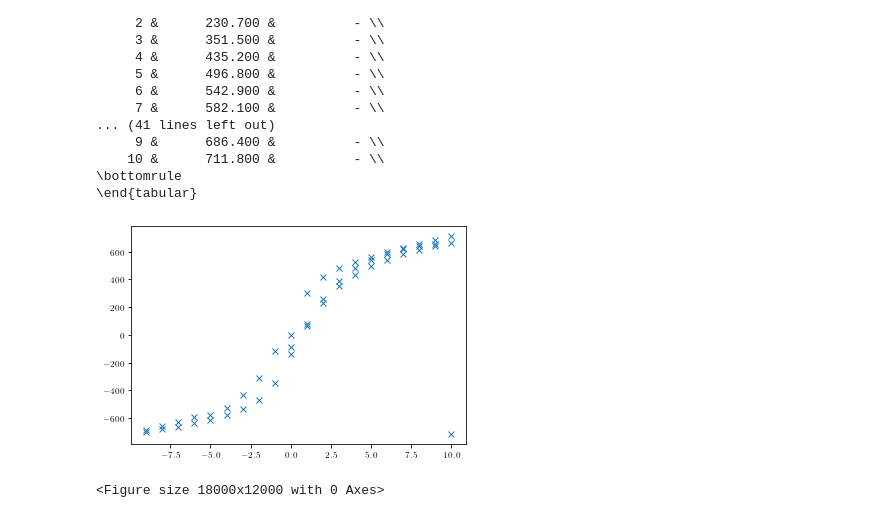
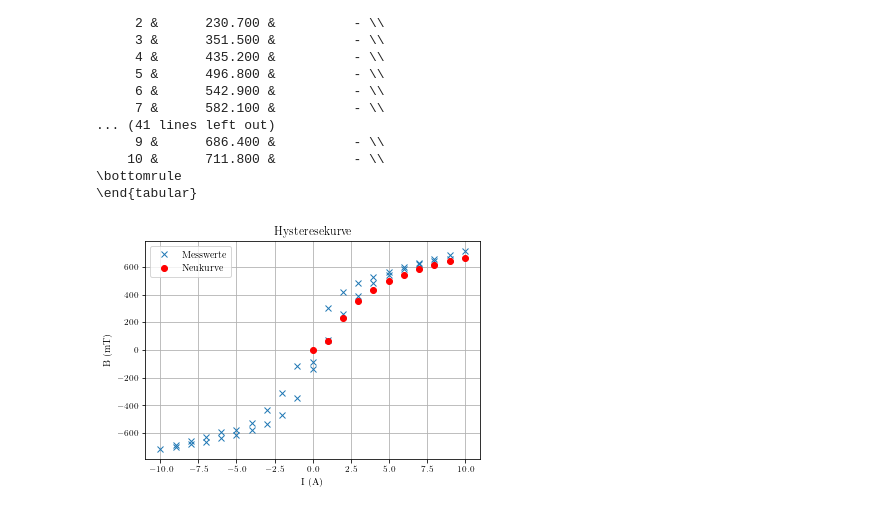
Before and after one commit to waerther/grundpraktikum1, a Jupyter notebook: v308/messdaten.ipynb, the cells around one changed output. Saved outputs shown, nothing was run; the diff lists cells and outputs as text; code cells hidden in the pictures.

```diff
--- a/v308/messdaten.ipynb
+++ b/v308/messdaten.ipynb
@@ -60,7 +80,14 @@ import matplotlib.pyplot as plt
 x = [-0.030, -0.025, -0.020, -0.015, -0.010, -0.005,  0.000,  0.005,  0.010,  0.015,  0.020,  0.025,  0.030,  0.110,  0.120,  0.130,  0.140]
 y = [1.300, 1.225, 1.160, 1.112, 1.074, 1.054, 1.044, 1.049, 1.073, 1.106, 1.156, 1.210, 1.300, 1.546, 1.295, 1.060, 0.852]
 
-plt.plot(x,y, "x")
-#plt.legend()
+fig = plt.figure()
+ax = fig.add_subplot(1,1,1)
+ax.set_title('Helmholtzspulenpaar mit d = 16cm')
+ax.set_xlabel('Abstand zum Mittelpunkt')
+ax.set_ylabel('B (mT)')
+ax.grid()
+ax.plot(x,y, 'x', label='Messwerte')
+ax.legend()
+plt.savefig('HelmholtzspuleHighRes3.png', dpi=700)
 plt.show()
 # %% [output]
@@ -93,13 +120,23 @@ print(daten.to_latex(index = False, column_format= "c c", na_rep = "-", float_fo
 # %%
 import matplotlib.pyplot as plt
 
-x = [ 0, 1,  2,  3,  4,  5,  6,  7,  8,  9, 10,  9,  8,  7,  6,  5,  4,  3,  2,  1,  0, -1, -2, -3, -4, -5, -6, -7, -8, -9, 10, -9, -8, -7, -6, -5, -4, -3, -2, -1,  0,  1,  2,  3,  4,  5,  6,  7,  8,  9, 10]
-y = [ 0.000, 64.900,  230.700,  351.500,  435.200,  496.800,  542.900,  582.100,  613.800,  641.500,  666.600,  653.300,  638.700,  617.800,  596.000,  565.700,  529.600,  484.400,  420.700,  300.000,  -86.000, -118.000, -307.800, -434.800, -525.400, -579.900, -588.300, -625.000, -657.200, -684.900, -714.100, -696.900, -679.200, -661.400, -637.900, -610.000, -576.000, -535.200, -471.400, -345.300, -134.300,   75.500,  258.700,  388.600,  480.800,  543.100,  586.900,  626.700,  659.000,  686.400,  711.800]
+#x = [ 0, 1,  2,  3,  4,  5,  6,  7,  8,  9, 10,  9,  8,  7,  6,  5,  4,  3,  2,  1,  0, -1, -2, -3, -4, -5, -6, -7, -8, -9, 10, -9, -8, -7, -6, -5, -4, -3, -2, -1,  0,  1,  2,  3,  4,  5,  6,  7,  8,  9, 10]
+#y = [ 0.000, 64.900,  230.700,  351.500,  435.200,  496.800,  542.900,  582.100,  613.800,  641.500,  666.600,  653.300,  638.700,  617.800,  596.000,  565.700,  529.600,  484.400,  420.700,  300.000,  -86.000, -118.000, -307.800, -434.800, -525.400, -579.900, -588.300, -625.000, -657.200, -684.900, -714.100, -696.900, -679.200, -661.400, -637.900, -610.000, -576.000, -535.200, -471.400, -345.300, -134.300,   75.500,  258.700,  388.600,  480.800,  543.100,  586.900,  626.700,  659.000,  686.400,  711.800]
+x = [9,  8,  7,  6,  5,  4,  3,  2,  1,  0, -1, -2, -3, -4, -5, -6, -7, -8, -9, -10, -9, -8, -7, -6, -5, -4, -3, -2, -1,  0,  1,  2,  3,  4,  5,  6,  7,  8,  9, 10]
+y = [653.300,  638.700,  617.800,  596.000,  565.700,  529.600,  484.400,  420.700,  300.000,  -86.000, -118.000, -307.800, -434.800, -525.400, -579.900, -588.300, -625.000, -657.200, -684.900, -714.100, -696.900, -679.200, -661.400, -637.900, -610.000, -576.000, -535.200, -471.400, -345.300, -134.300,   75.500,  258.700,  388.600,  480.800,  543.100,  586.900,  626.700,  659.000,  686.400,  711.800]
+x1 =[0, 1,  2,  3,  4,  5,  6,  7,  8,  9, 10]
+y2 =[0.000, 64.900,  230.700,  351.500,  435.200,  496.800,  542.900,  582.100,  613.800,  641.500, 666.600]
 
-plt.plot(x,y, "x")
-#plt.legend()
-plt.figure(dpi=3000)
+fig = plt.figure()
+ax = fig.add_subplot(1,1,1)
+ax.set_title('Hysteresekurve')
+ax.set_xlabel('I (A)')
+ax.set_ylabel('B (mT)')
+ax.grid()
+ax.plot(x,y, 'x', label='Messwerte')
+ax.plot(x1,y2,'ro', label='Neukurve')
+ax.legend()
+plt.savefig('Hysteresekurve.png', dpi=700)
 plt.show()
 # %% [output]
-[figure, old version]
+[figure, new version]
-<Figure size 18000x12000 with 0 Axes>
```
Also changed, not shown: parts of 4 cells of this notebook, 10 other files.
